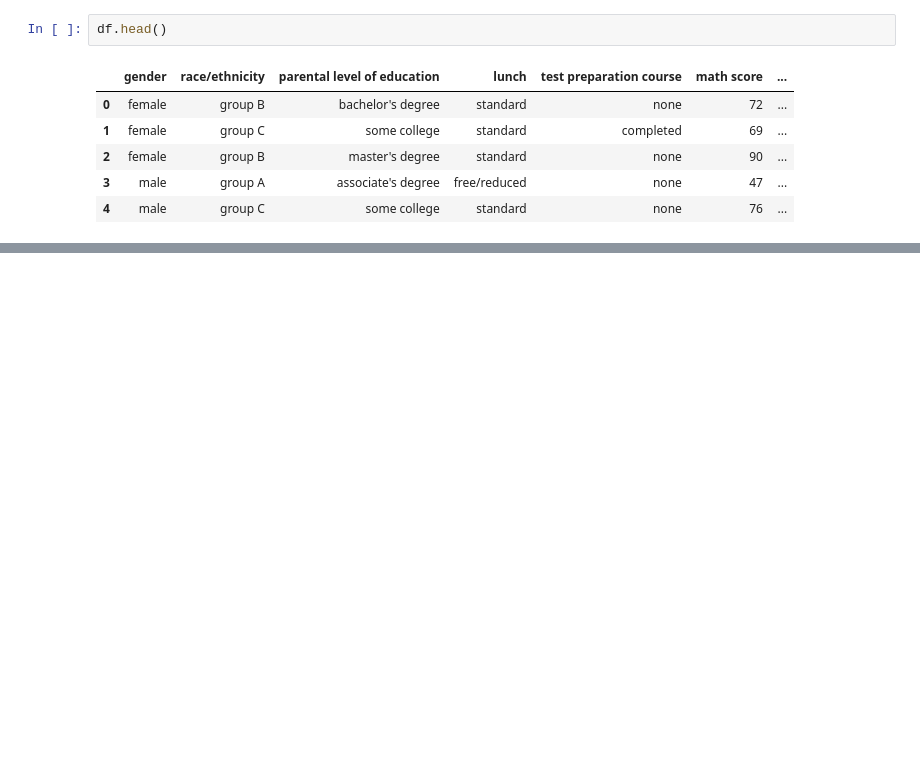
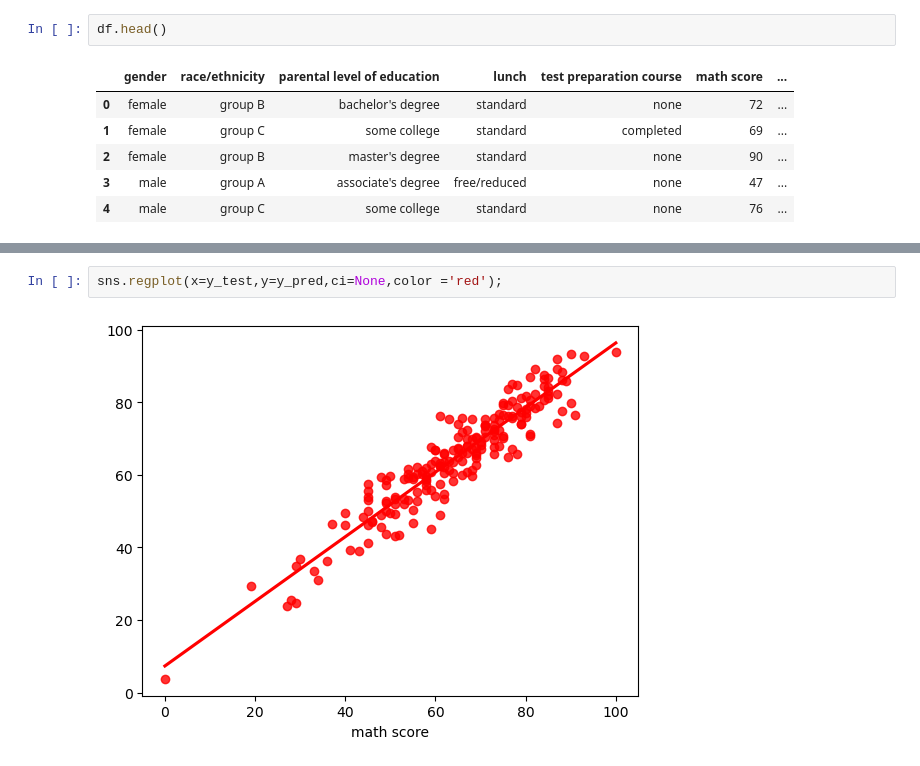
Before and after one commit to cloudyhat/MLproject, a Jupyter notebook: notebook/Model_training.ipynb, the cells around one changed output, grey strips where cells are left out. Saved outputs shown, nothing was run; the diff lists cells and outputs as text; blank space fills up the shorter version.

```diff
--- a/notebook/Model_training.ipynb
+++ b/notebook/Model_training.ipynb
@@ -27,0 +185,4 @@ df.head()
+# %%
+sns.regplot(x=y_test,y=y_pred,ci=None,color ='red');
+# %% [output]
+[figure, added]
```
Also changed, not shown: parts of 15 cells of this notebook, 4 other files.
